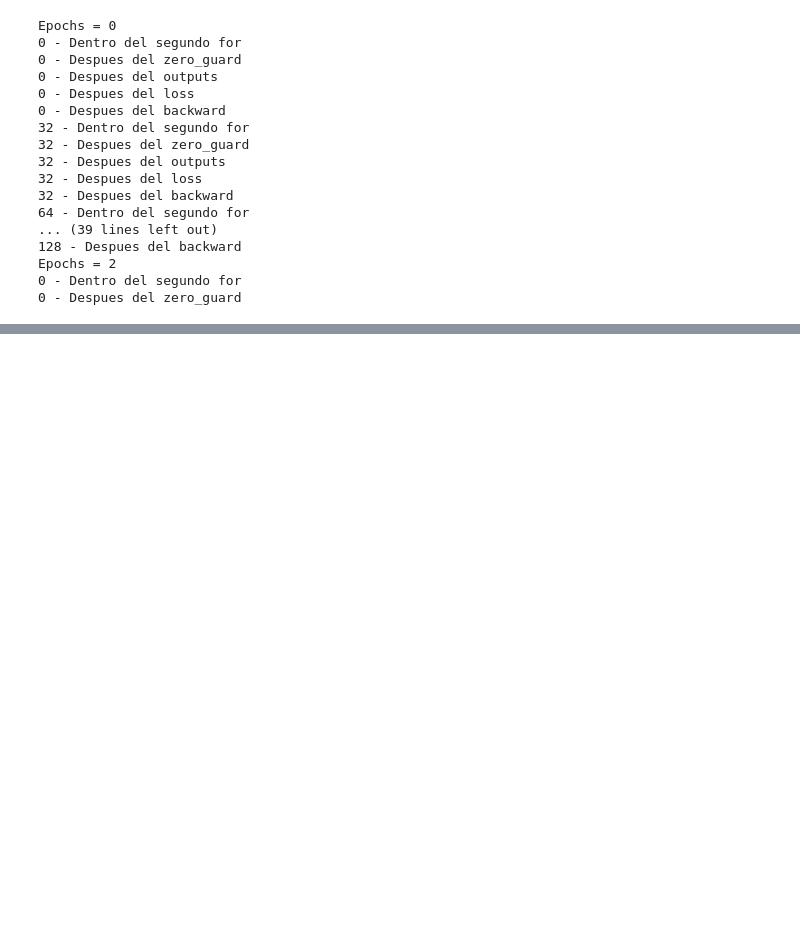
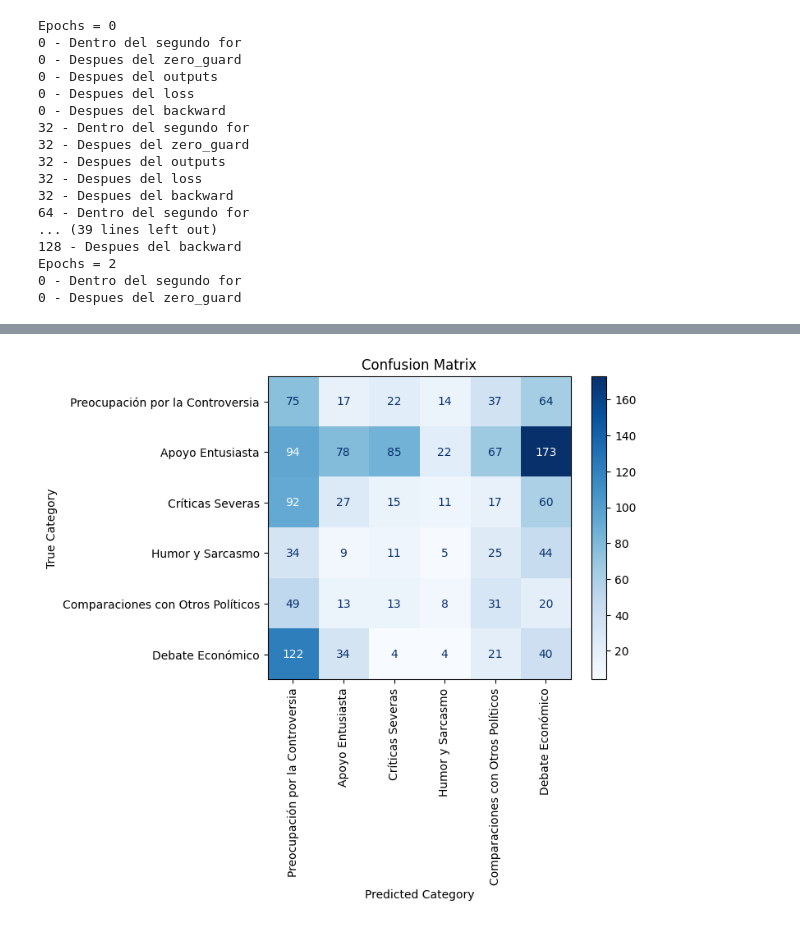
Before and after one commit to lukyferreiro/TPE-NLP, a Jupyter notebook: src/CloudOfWords.ipynb, the cells around one changed output, grey strips where cells are left out. Drawn from its saved outputs; the diff is of its cells as text; code cells hidden in the pictures; blank space fills up the shorter version.

```diff
--- a/src/CloudOfWords.ipynb
+++ b/src/CloudOfWords.ipynb
@@ -638,0 +632,95 @@ ImportError: cannot import name 'plot_confusion_matrix' from 'sklearn.metrics' (
+# %%
+import pandas as pd
+from sklearn.feature_extraction.text import TfidfVectorizer
+from sklearn.neighbors import KNeighborsClassifier
+from sklearn.metrics import confusion_matrix, ConfusionMatrixDisplay, roc_curve, roc_auc_score
+from sklearn.preprocessing import LabelBinarizer
+import matplotlib.pyplot as plt
+from itertools import cycle
+
+def map_category_to_number(categories):
+    category_mapping = {category: idx for idx, category in enumerate(set(categories))}
+    return [category_mapping[category] for category in categories], category_mapping
+
+def map_number_to_category(numbers, category_mapping):
+    inverse_mapping = {v: k for k, v in category_mapping.items()}
+    return [inverse_mapping[number] for number in numbers]
+
+# Leer los archivos CSV
+trained_comments = pd.read_csv("train_comments.csv", names=['comment', 'category'])
+trained_labels, category_mapping = map_category_to_number(trained_comments["category"].values)
+
+no_trained_comments = pd.read_csv("clean_comments_categorized.csv", names=['comment', 'category'])
+no_trained_labels, aux = map_category_to_number(no_trained_comments["category"].values)
+
+trained_comments_texts = trained_comments['comment'].values
+no_trained_comments_texts = no_trained_comments['comment'].values
+
+""" trained_comments = pd.read_csv("clean_comments_categorized.csv", names=['comment', 'category'])
+trained_labels, category_mapping = map_category_to_number(trained_comments["category"].values[:400])
+
+no_trained_comments = pd.read_csv("clean_comments_categorized.csv", names=['comment', 'category'])
+no_trained_labels, aux = map_category_to_number(no_trained_comments["category"].values[400:])
+
+trained_comments_texts = trained_comments['comment'].values[:400]
+no_trained_comments_texts = no_trained_comments['comment'].values[400:] """
+
+# Vectorizar los comentarios utilizando TF-IDF
+vectorizer = TfidfVectorizer()
+X_train = vectorizer.fit_transform(trained_comments_texts)
+X_test = vectorizer.transform(no_trained_comments_texts)
+
+# Crear y entrenar el modelo KNN
+knn = KNeighborsClassifier(n_neighbors=50)
+knn.fit(X_train, trained_labels)
+
+predictions = knn.predict(X_test)
+
+cm = confusion_matrix(no_trained_labels, predictions)
+
+category_labels = list(category_mapping.keys())
+disp = ConfusionMatrixDisplay(confusion_matrix=cm, display_labels=category_labels)
+disp.plot(cmap=plt.cm.Blues)
+plt.xticks(rotation=90)
+plt.xlabel('Predicted Category')
+plt.ylabel('True Category')
+plt.title('Confusion Matrix')
+plt.show()
+
+# Binarizar las etiquetas
+lb = LabelBinarizer()
+lb.fit(trained_labels)
+y_train_bin = lb.transform(trained_labels)
+y_test_bin = lb.transform(no_trained_labels)
+
+# Obtener las probabilidades para el cálculo de ROC
+y_score = knn.predict_proba(X_test)
+
+# Calcular ROC y AUC para cada clase
+fpr = dict()
+tpr = dict()
+roc_auc = dict()
+n_classes = len(category_labels)
+
+for i in range(n_classes):
+    fpr[i], tpr[i], _ = roc_curve(y_test_bin[:, i], y_score[:, i])
+    roc_auc[i] = roc_auc_score(y_test_bin[:, i], y_score[:, i])
+
+custom_colors = ['red', 'green', 'blue', 'orange', 'purple', 'aqua']
+
+plt.figure(figsize=(10, 8))
+for i, color in zip(range(n_classes), custom_colors):
+    plt.plot(fpr[i], tpr[i], color=color, lw=2,
+             label='ROC curve of class {0} (area = {1:0.2f})'
+                   ''.format(category_labels[i], roc_auc[i]))
+
+plt.plot([0, 1], [0, 1], 'k--', lw=2)
+plt.xlim([0.0, 1.0])
+plt.ylim([0.0, 1.05])
+plt.xlabel('False Positive Rate')
+plt.ylabel('True Positive Rate')
+plt.title('Receiver Operating Characteristic (ROC) curves for all categories')
+plt.legend(loc="lower right")
+plt.show()
+# %% [output]
+[figure, added]
```
Also changed, not shown: parts of 10 cells of this notebook.
